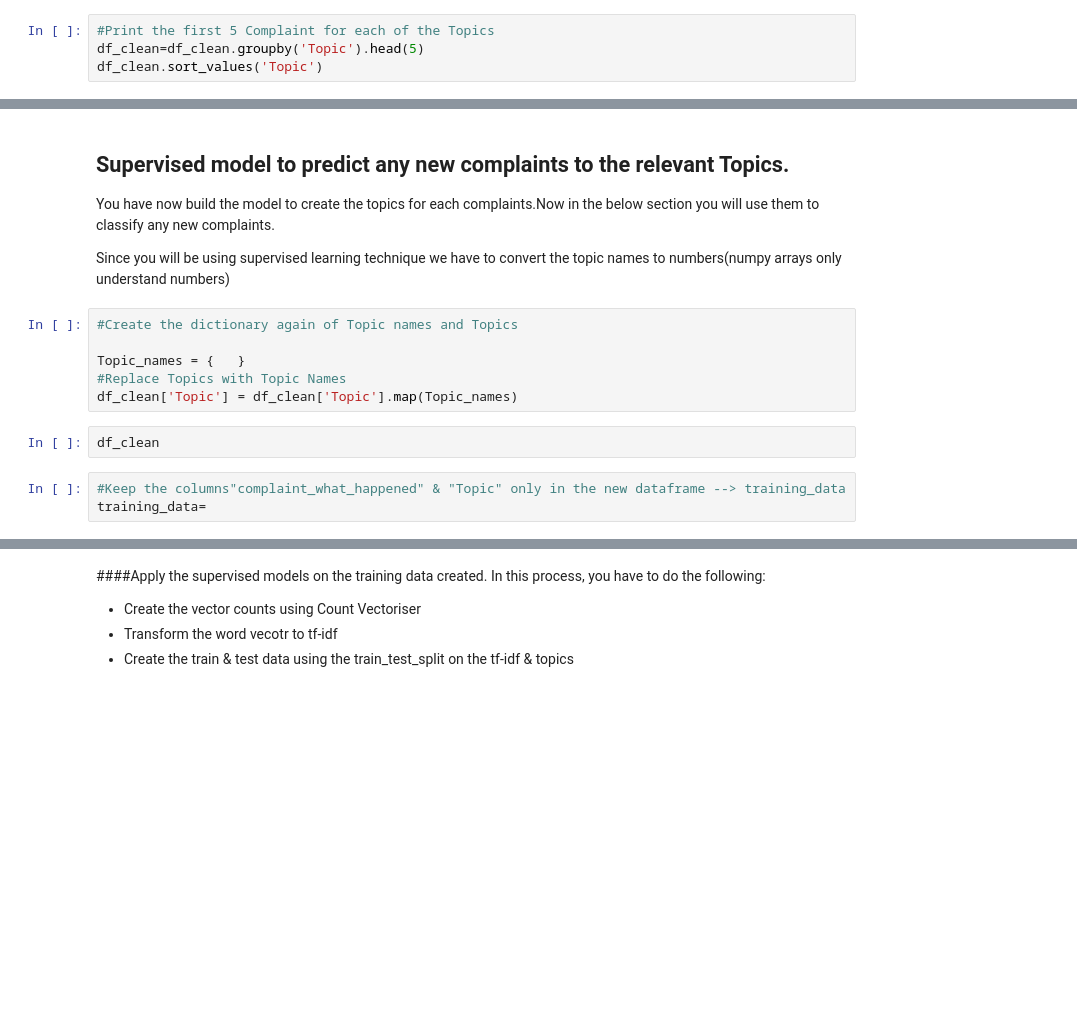
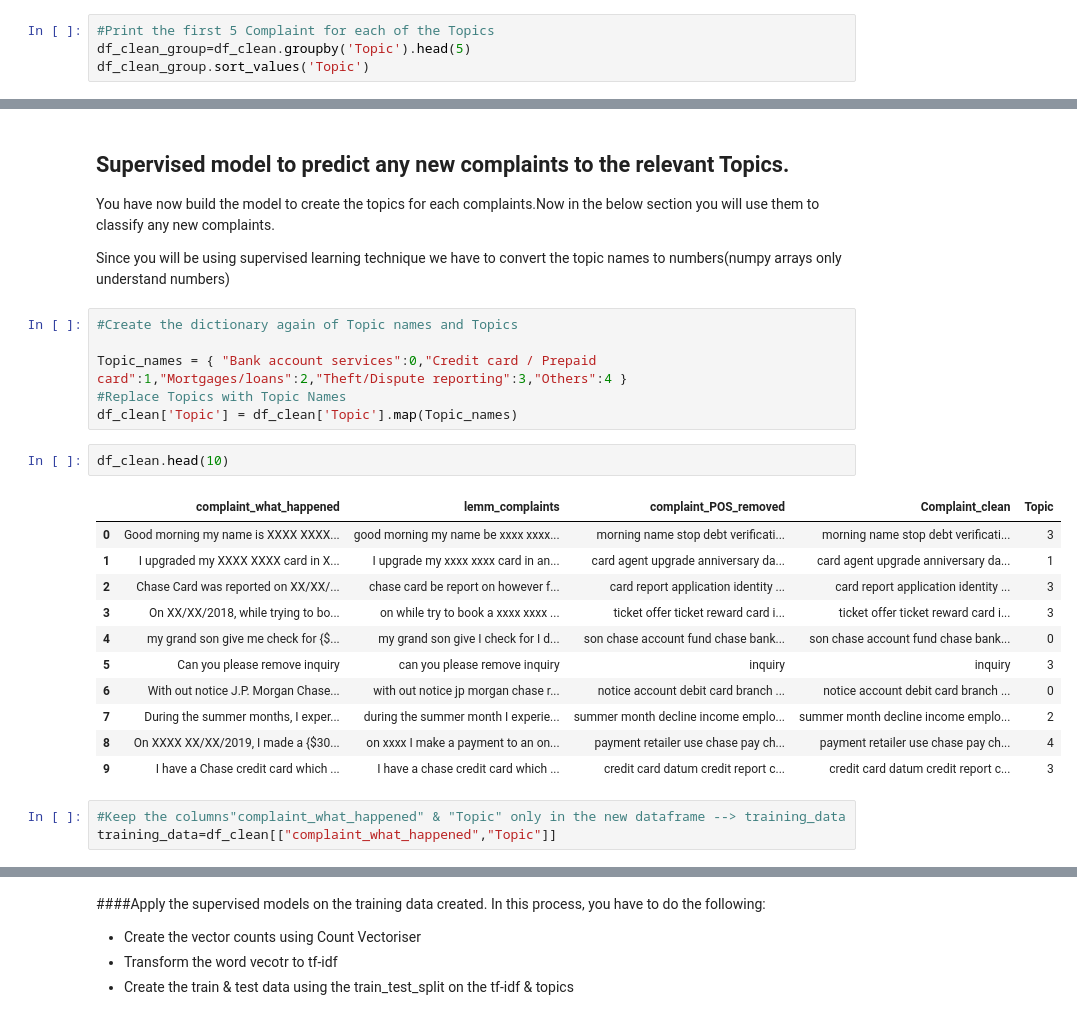
Before and after one commit to karthickchetti/Automatic_Ticket_Classification-NLP-Topic-Modelling, a Jupyter notebook: Automatic_Ticket_Classification_Assignment.ipynb, the cells around one changed output, grey strips where cells are left out. Drawn from its saved outputs; the diff is of its cells as text; blank space fills up the shorter version.

```diff
--- a/Automatic_Ticket_Classification_Assignment.ipynb
+++ b/Automatic_Ticket_Classification_Assignment.ipynb
@@ -446,7 +449,7 @@ df_clean.head()
 # %%
 #Print the first 5 Complaint for each of the Topics
-df_clean=df_clean.groupby('Topic').head(5)
-df_clean.sort_values('Topic')
+df_clean_group=df_clean.groupby('Topic').head(5)
+df_clean_group.sort_values('Topic')
 # %% [output]
 |  | complaint_what_happened | lemm_complaints | complaint_POS_removed | Complaint_clean | Topic |
 | 4 | my grand son give me check for {$... | my grand son give I check for I d... | son chase account fund chase bank... | son chase account fund chase bank... | 0 |
@@ -504,12 +506,24 @@ Since you will be using supervised learning technique we have to convert the top
 # %%
 #Create the dictionary again of Topic names and Topics
 
-Topic_names = {   }
+Topic_names = { "Bank account services":0,"Credit card / Prepaid card":1,"Mortgages/loans":2,"Theft/Dispute reporting":3,"Others":4 }
 #Replace Topics with Topic Names
 df_clean['Topic'] = df_clean['Topic'].map(Topic_names)
 # %%
-df_clean
+df_clean.head(10)
+# %% [output]
+|  | complaint_what_happened | lemm_complaints | complaint_POS_removed | Complaint_clean | Topic |
+| 0 | Good morning my name is XXXX XXXX... | good morning my name be xxxx xxxx... | morning name stop debt verificati... | morning name stop debt verificati... | 3 |
+| 1 | I upgraded my XXXX XXXX card in X... | I upgrade my xxxx xxxx card in an... | card agent upgrade anniversary da... | card agent upgrade anniversary da... | 1 |
+| 2 | Chase Card was reported on XX/XX/... | chase card be report on however f... | card report application identity ... | card report application identity ... | 3 |
+| 3 | On XX/XX/2018, while trying to bo... | on while try to book a xxxx xxxx ... | ticket offer ticket reward card i... | ticket offer ticket reward card i... | 3 |
+| 4 | my grand son give me check for {$... | my grand son give I check for I d... | son chase account fund chase bank... | son chase account fund chase bank... | 0 |
+| 5 | Can you please remove inquiry | can you please remove inquiry | inquiry | inquiry | 3 |
+| 6 | With out notice J.P. Morgan Chase... | with out notice jp morgan chase r... | notice account debit card branch ... | notice account debit card branch ... | 0 |
+| 7 | During the summer months, I exper... | during the summer month I experie... | summer month decline income emplo... | summer month decline income emplo... | 2 |
+| 8 | On XXXX XX/XX/2019, I made a {$30... | on xxxx I make a payment to an on... | payment retailer use chase pay ch... | payment retailer use chase pay ch... | 4 |
+| 9 | I have a Chase credit card which ... | I have a chase credit card which ... | credit card datum credit report c... | credit card datum credit report c... | 3 |
 # %%
 #Keep the columns"complaint_what_happened" & "Topic" only in the new dataframe --> training_data
-training_data=
+training_data=df_clean[["complaint_what_happened","Topic"]]
 # %%
```
Also changed, not shown: parts of 14 cells of this notebook.
